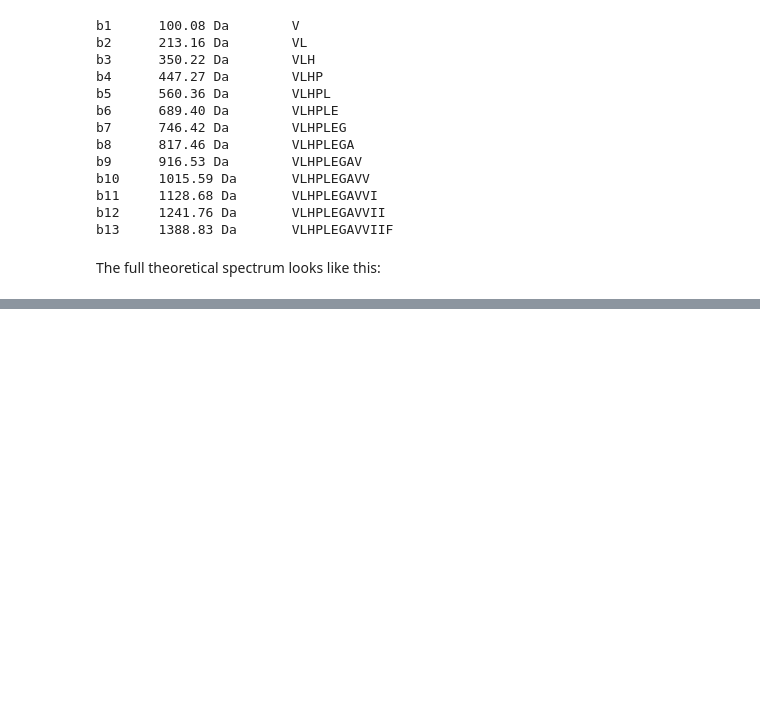
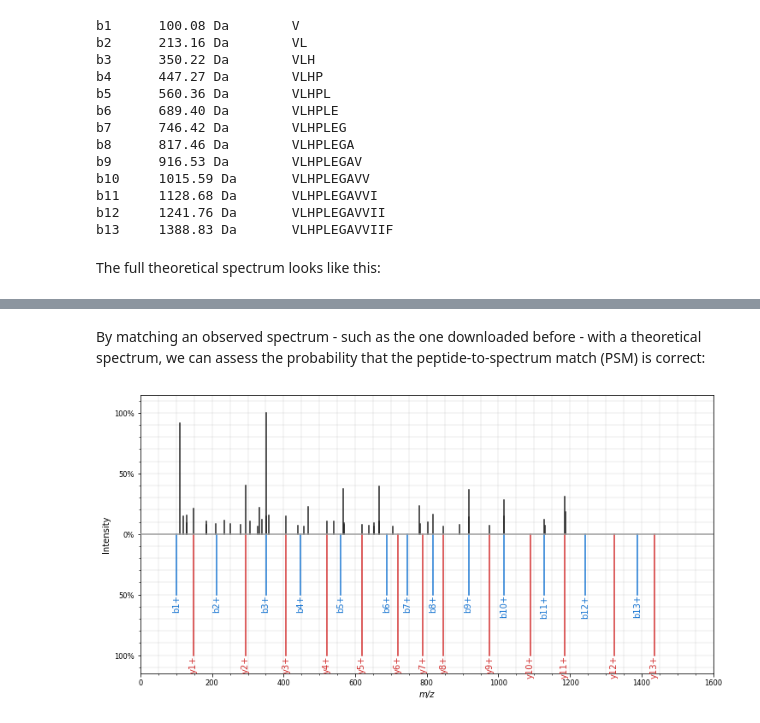
Before and after one commit to compomics/workshop-ml-proteomics, a Jupyter notebook: 1.1 MS²PIP spectrum prediction.ipynb, the cells around one changed output, grey strips where cells are left out. Drawn from its saved outputs; the diff is of its cells as text; code cells hidden in the pictures; blank space fills up the shorter version.

```diff
--- a/1.1 MS²PIP spectrum prediction.ipynb
+++ b/1.1 MS²PIP spectrum prediction.ipynb
@@ -85,0 +131,8 @@ mz, _, annotations = ms2pip.predict("VLHPLEGAVVIIFK", modifications="-", charge=
+# %% [markdown]
+By matching an observed spectrum - such as the one downloaded before - with a theoretical spectrum, we can assess the probability that the peptide-to-spectrum match (PSM) is correct:
+# %%
+plt.figure(figsize=(12,6))
+sup.mirror(observed_spectrum, theoretical_spectrum)
+plt.show()
+# %% [output]
+[figure, added]
```
Also changed, not shown: parts of 32 cells of this notebook.
